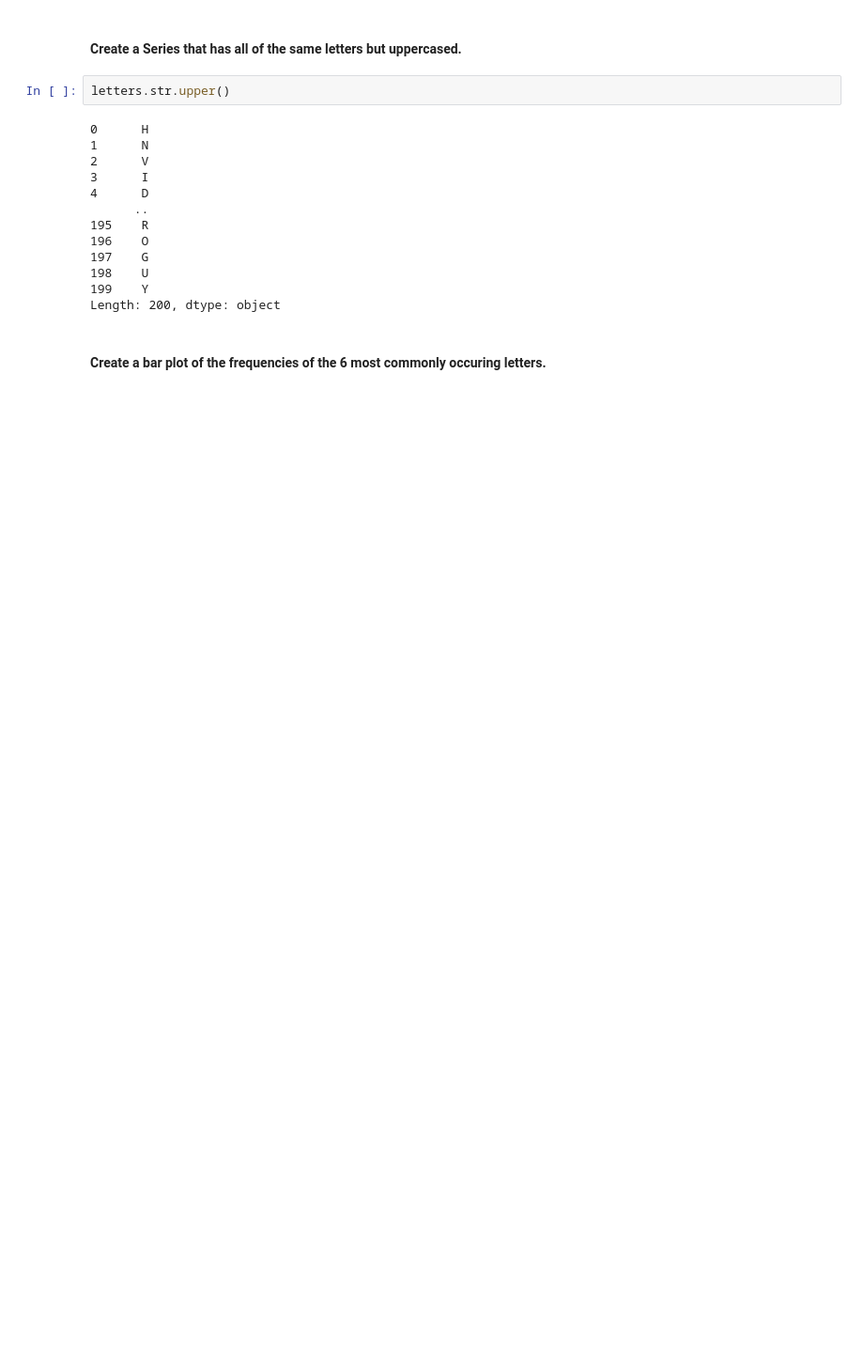
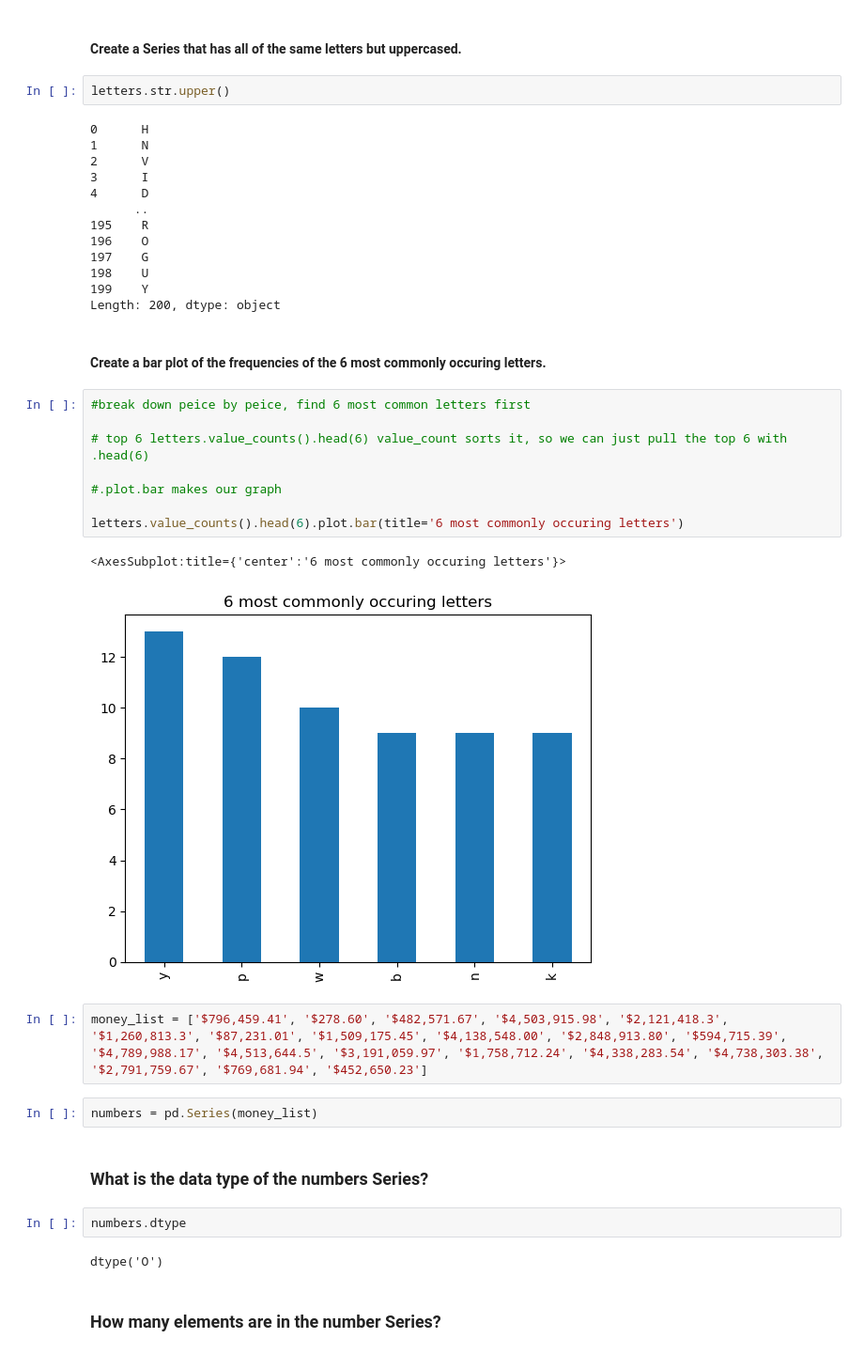
Before and after one commit to skylerschnee/numpy-pandas-visualization-exercises, a Jupyter notebook: pandas_series.ipynb, the cells around one changed output. Shown: that part at 94% size. Cells and saved outputs as stored; diff of their text form; blank space fills up the shorter version.

```diff
--- a/pandas_series.ipynb
+++ b/pandas_series.ipynb
@@ -314,3 +333,26 @@ letters.str.upper()
 Length: 200, dtype: object
 # %% [markdown]
 #### Create a bar plot of the frequencies of the 6 most commonly occuring letters.
+# %%
+#break down peice by peice, find 6 most common letters first
+
+# top 6 letters.value_counts().head(6) value_count sorts it, so we can just pull the top 6 with .head(6)
+
+#.plot.bar makes our graph
+
+letters.value_counts().head(6).plot.bar(title='6 most commonly occuring letters')
+# %% [output]
+<AxesSubplot:title={'center':'6 most commonly occuring letters'}>
+[figure, added]
+# %%
+money_list = ['$796,459.41', '$278.60', '$482,571.67', '$4,503,915.98', '$2,121,418.3', '$1,260,813.3', '$87,231.01', '$1,509,175.45', '$4,138,548.00', '$2,848,913.80', '$594,715.39', '$4,789,988.17', '$4,513,644.5', '$3,191,059.97', '$1,758,712.24', '$4,338,283.54', '$4,738,303.38', '$2,791,759.67', '$769,681.94', '$452,650.23']
+# %%
+numbers = pd.Series(money_list)
+# %% [markdown]
+### What is the data type of the numbers Series?
+# %%
+numbers.dtype
+# %% [output]
+dtype('O')
+# %% [markdown]
+### How many elements are in the number Series?
```
Also changed, not shown: parts of 37 cells of this notebook.
